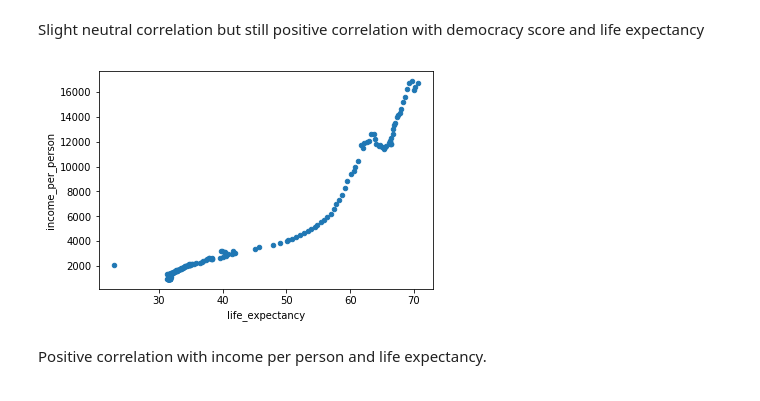
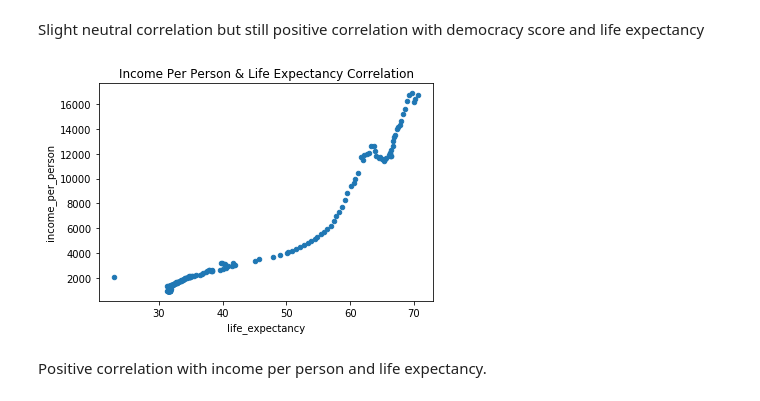
Before and after one commit to christineton/Udacity_Data_Analysis_Nanodegree, a Jupyter notebook: Investigate_a_Dataset_Assignment/Investigate_a_Dataset.ipynb, the cells around one changed output. Cells and saved outputs as stored; diff of their text form; code cells hidden in the pictures.

```diff
--- a/Investigate_a_Dataset_Assignment/Investigate_a_Dataset.ipynb
+++ b/Investigate_a_Dataset_Assignment/Investigate_a_Dataset.ipynb
@@ -665,7 +672,8 @@ Slight neutral correlation but still positive correlation with democracy score a
 # %%
 income_per_person_le = gapminder_data.plot.scatter(x='life_expectancy'
                                                 ,y='income_per_person')
+income_per_person_le.set_title("Income Per Person & Life Expectancy Correlation");
 # %% [output]
-[figure, old version]
+[figure, new version]
 # %% [markdown]
 Positive correlation with income per person and life expectancy.
```
Also changed, not shown: parts of 16 cells of this notebook.
